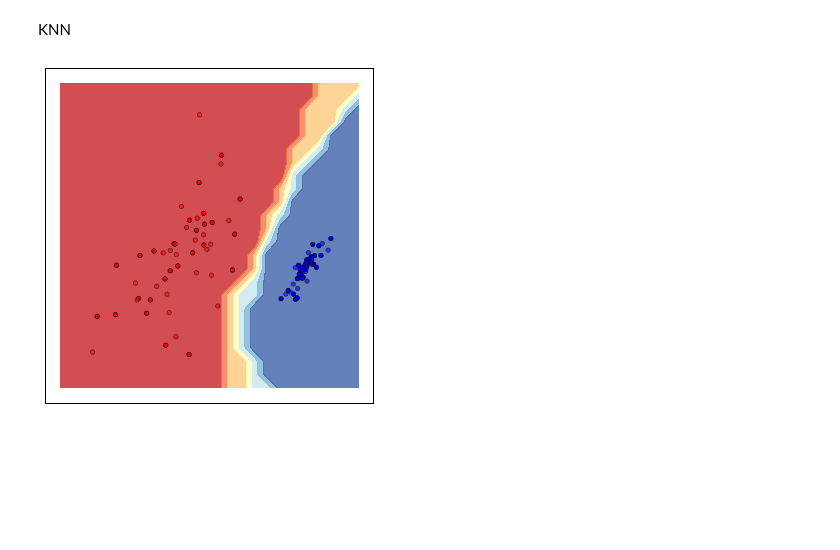
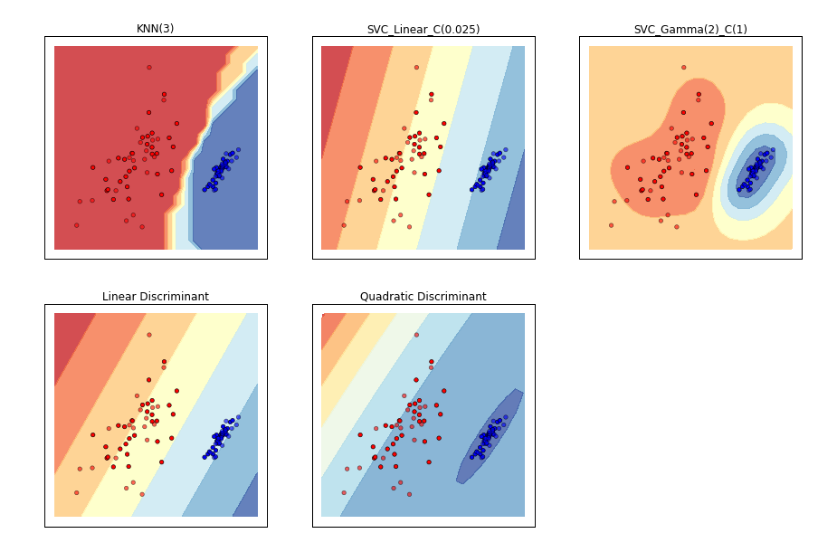
Before and after one commit to automactic/ClassificationComparison, a Jupyter notebook: Compare.ipynb, the cells around one changed output. Saved outputs shown, nothing was run; the diff lists cells and outputs as text; code cells hidden in the pictures; blank space fills up the shorter version.

Commit message:
Refactor and added a few plots

```diff
--- a/Compare.ipynb
+++ b/Compare.ipynb
@@ -14,5 +18,0 @@ from sklearn.svm import SVC
-# %%
-def plot_data(ax, X_train, y_train, X_test, y_test):
-    color_map = ListedColormap(['#FF0000', '#0000FF'])
-    ax.scatter(X_train[:,0], X_train[:,1], c=y_train, cmap=color_map, linewidths=0.6)
-    ax.scatter(X_test[:,0], X_test[:,1], c=y_test, cmap=color_map, linewidths=0.6, alpha=0.6)
@@ -22,7 +18,0 @@ def splitData(X, y):
-# %%
-def mesh_data_set(X):
-    h = 0.2
-    x0_min, x0_max = X[:, 0].min() - .5, X[:, 0].max() + .5
-    x1_min, x1_max = X[:, 1].min() - .5, X[:, 1].max() + .5
-    x0x0, x1x1 = np.meshgrid(np.arange(x0_min, x0_max, h), np.arange(x1_min, x1_max, h))
-    return x0x0, x1x1
@@ -31,6 +62,6 @@ Generate data
 # %%
-X, y = make_classification(n_features=2, n_informative=2, n_redundant=0, n_repeated=0,
-                           n_clusters_per_class=1, random_state=1)
-X_train, X_test, y_train, y_test = splitData(X, y)
+class Linear_Separable_Data(Data):
+    def __init__(self):
+        X, y = make_classification(n_features=2, n_informative=2, n_redundant=0, n_repeated=0,
+                                   n_clusters_per_class=1, random_state=1)
+        super(Linear_Separable_Data, self).__init__(X, y)
-# %% [markdown]
-KNN
@@ -57,6 +68,20 @@ def plot(ax):
-# %%
-plt.figure(figsize=(20, 6))
-ax = plt.subplot(1, 3, 1)
-plot(ax)
-# %% [output]
-[figure, removed]
+# %%
+linear_separable = Linear_Separable_Data()
+
+clfs = [KNeighborsClassifier(3),
+        SVC(kernel="linear", C=0.025),
+        SVC(gamma=2, C=1),
+        LinearDiscriminantAnalysis(),
+        QuadraticDiscriminantAnalysis()]
+
+names = ['KNN(3)', 'SVC_Linear_C(0.025)', 'SVC_Gamma(2)_C(1)', 'Linear Discriminant', 'Quadratic Discriminant']
+
+plt.figure(figsize=(15, 15))
+
+for index, clf in enumerate(clfs):
+    ax = plt.subplot(3, 3, index + 1)
+    linear_separable.plot(ax, clf)
+    name = names[index]
+    ax.set_title(name)
+# %% [output]
+[figure, added]
```
Also changed, not shown: parts of 6 cells of this notebook, 1 other file.
